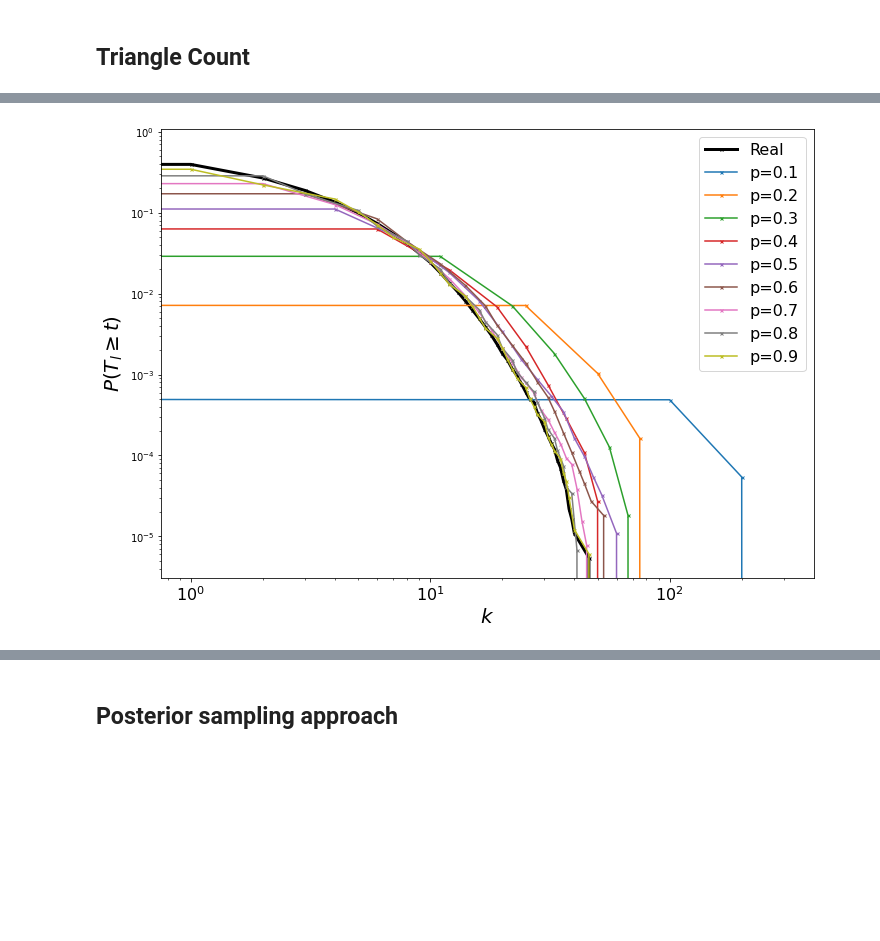
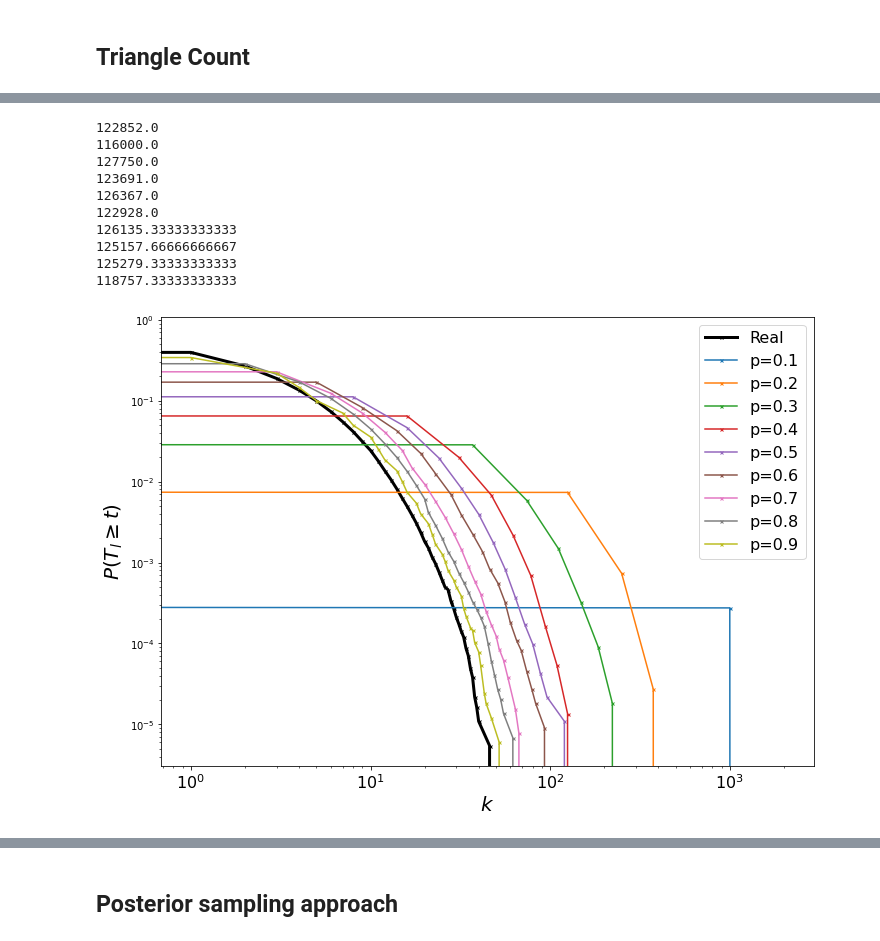
Before and after one commit to narnolddd/sample-nets, a Jupyter notebook: DegreeDistribution.ipynb, the cells around one changed output, grey strips where cells are left out. Cells and saved outputs as stored; diff of their text form; code cells hidden in the pictures; blank space fills up the shorter version.

```diff
--- a/DegreeDistribution.ipynb
+++ b/DegreeDistribution.ipynb
@@ -128,3 +126,3 @@ def edge_triangle_count(G):
 # %%
 def MME_triangle_count(tri_array, p):
-    return [round(1.0/p**2*ct) for ct in tri_array]
+    return [round(1.0/p**3*ct) for ct in tri_array]
@@ -131,28 +134,40 @@ def MME_triangle_count(tri_array, p):
 # %%
 fig, ax = setup_axes('$k$','$P(T_l\\geq t)$','log','log')
 #G = nx.barabasi_albert_graph(1000,3)
-fname="/Users/naomiarnold/CODE/NaomiFETA/FETA3.1/data/facebook.dat"
+fname="/Users/narnolddd/CODE/FETA/FETA3/data/facebook.dat"
 net = pd.read_csv(fname,sep=" ",names=["source","target","t"])
 net = net.drop(["t"], axis=1)
 G = nx.from_pandas_edgelist(net)
 
 tc = edge_triangle_count(G)
+print(sum(tc)/3.0)
 tri, cdf = ecdf(tc)
 ccdf = 1 - cdf/cdf[-1]
 
 ax.plot(tri, ccdf,marker='x',markersize=3,label="Real", linewidth=3, color="black")
 
 prange = np.linspace(0.1,0.9,9)
 
 for p in prange:
     H = edge_sample(G,p)
     tc_sampled = edge_triangle_count(H)
     tc_estimate = MME_triangle_count(tc_sampled,p)
+    print(sum(tc_estimate)/3.0)
     tri, cdf = ecdf(tc_estimate)
     ccdf = 1 - cdf/cdf[-1]
     ax.plot(tri, ccdf,marker='x',markersize=3,label="p="+str(round(p,1)))
 
 ax.legend(fontsize=16)
 plt.show()
 # %% [output]
+122852.0
+116000.0
+127750.0
+123691.0
+126367.0
+122928.0
+126135.33333333333
+125157.66666666667
+125279.33333333333
+118757.33333333333
-[figure, old version]
+[figure, new version]
```
Also changed, not shown: parts of 6 cells of this notebook, 3 other files.
